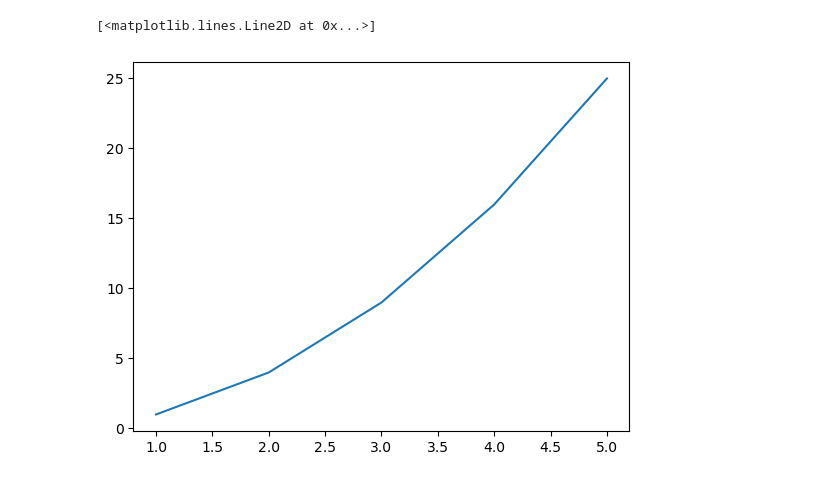
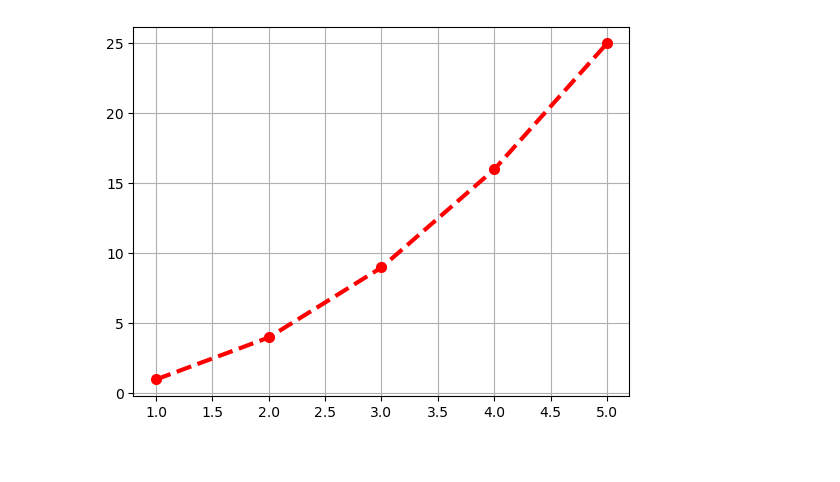
Before and after one commit to Parth0124/Python-Practice, a Jupyter notebook: Data Analysis/matplotlib.ipynb, the cells around one changed output. Drawn from its saved outputs; the diff is of its cells as text; code cells hidden in the pictures.

```diff
--- a/Data Analysis/matplotlib.ipynb
+++ b/Data Analysis/matplotlib.ipynb
@@ -3,9 +15,10 @@ import matplotlib.pyplot as plt
 # %%
-### create a line plot
+### create a customize line plot
+
 x=[1,2,3,4,5]
 y=[1,4,9,16,25]
 
-plt.plot(x,y)
+plt.plot(x,y,color='red', linestyle='--', marker='o', linewidth=3,markersize=7)
+plt.grid(True)
 # %% [output]
-[<matplotlib.lines.Line2D at 0x...>]
-[figure, old version]
+[figure, new version]
```
Also changed, not shown: parts of 1 cell of this notebook.
